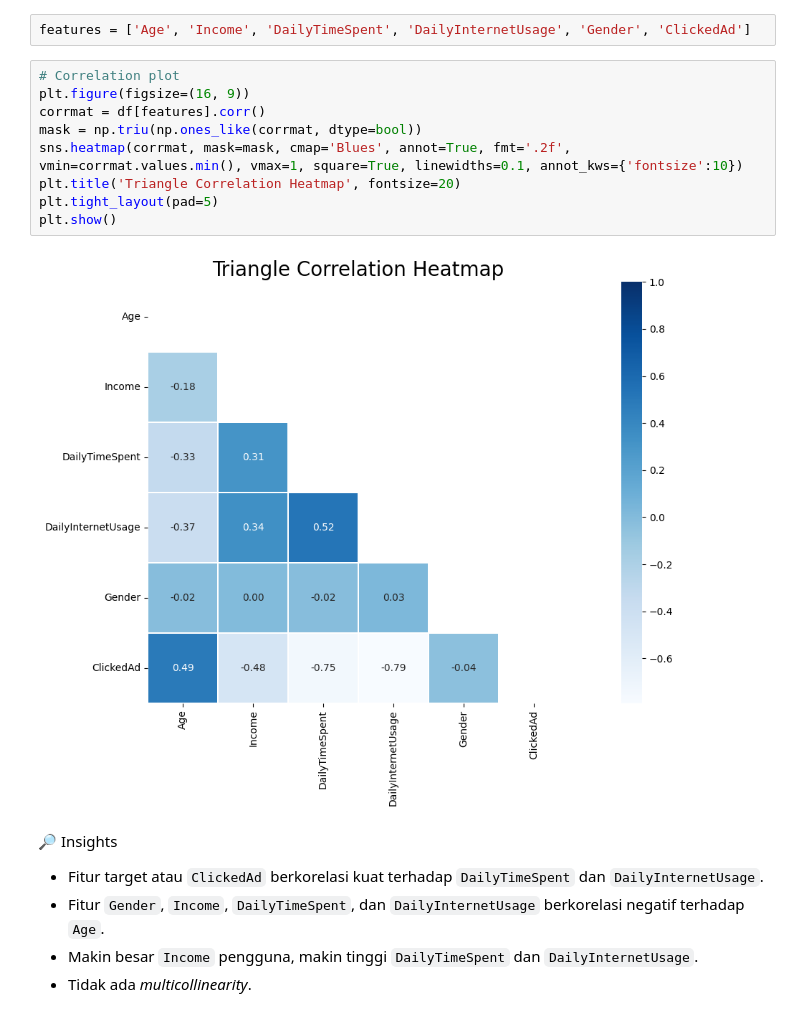
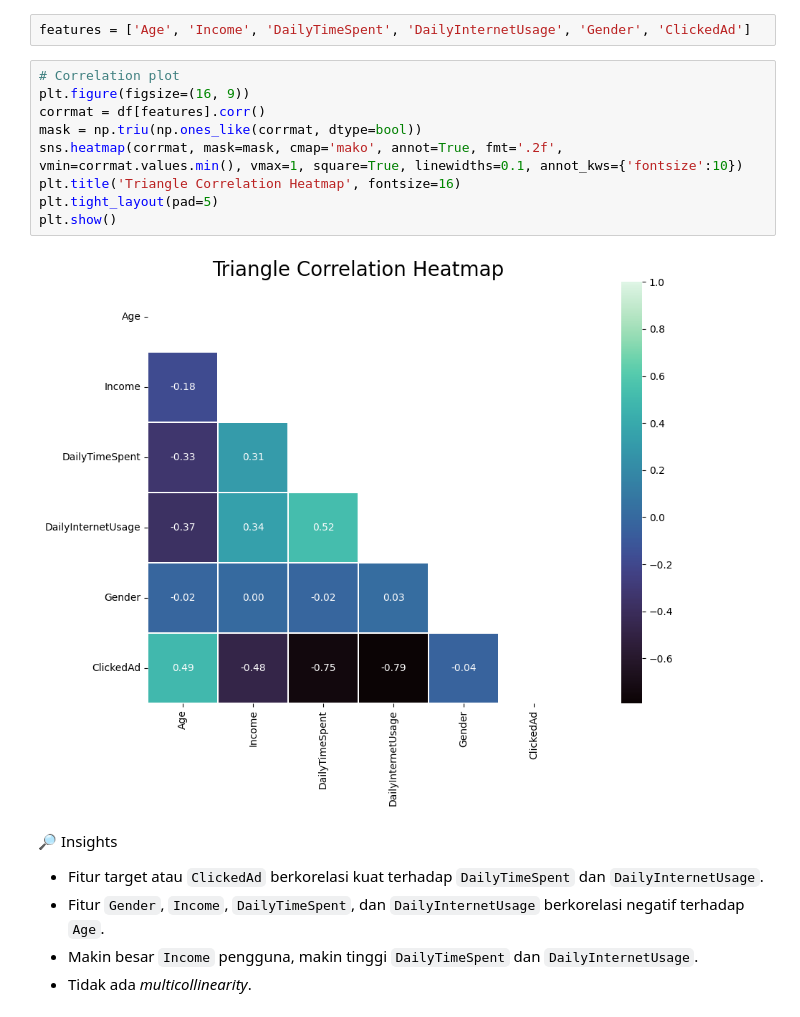
Before and after one commit to sabirinID/Predicting-Customer-Clicked-Ads-Classification, a Jupyter notebook: Notebooks/clicked_ads.ipynb, the cells around one changed output. Cells and saved outputs as stored; diff of their text form.

```diff
--- a/Notebooks/clicked_ads.ipynb
+++ b/Notebooks/clicked_ads.ipynb
@@ -590,14 +590,14 @@ features = ['Age', 'Income', 'DailyTimeSpent', 'DailyInternetUsage', 'Gender', '
 # %%
 # Correlation plot
 plt.figure(figsize=(16, 9))
 corrmat = df[features].corr()
 mask = np.triu(np.ones_like(corrmat, dtype=bool))
-sns.heatmap(corrmat, mask=mask, cmap='Blues', annot=True, fmt='.2f', vmin=corrmat.values.min(), vmax=1, square=True, linewidths=0.1, annot_kws={'fontsize':10})
-plt.title('Triangle Correlation Heatmap', fontsize=20)
+sns.heatmap(corrmat, mask=mask, cmap='mako', annot=True, fmt='.2f', vmin=corrmat.values.min(), vmax=1, square=True, linewidths=0.1, annot_kws={'fontsize':10})
+plt.title('Triangle Correlation Heatmap', fontsize=16)
 plt.tight_layout(pad=5)
 plt.show()
 # %% [output]
-[figure, old version]
+[figure, new version]
 # %% [markdown]
 🔎 Insights
 - Fitur target atau `ClickedAd` berkorelasi kuat terhadap `DailyTimeSpent` dan `DailyInternetUsage`.
```
Also changed, not shown: parts of 10 cells of this notebook.
